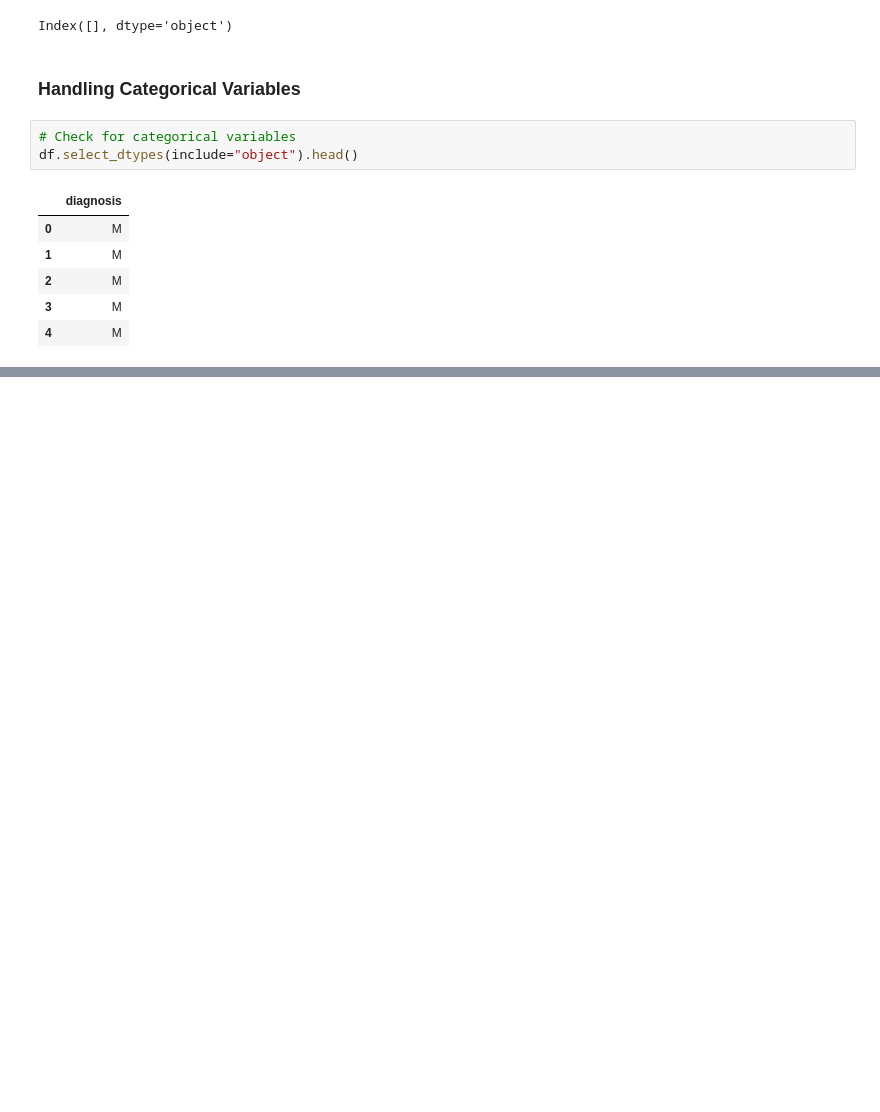
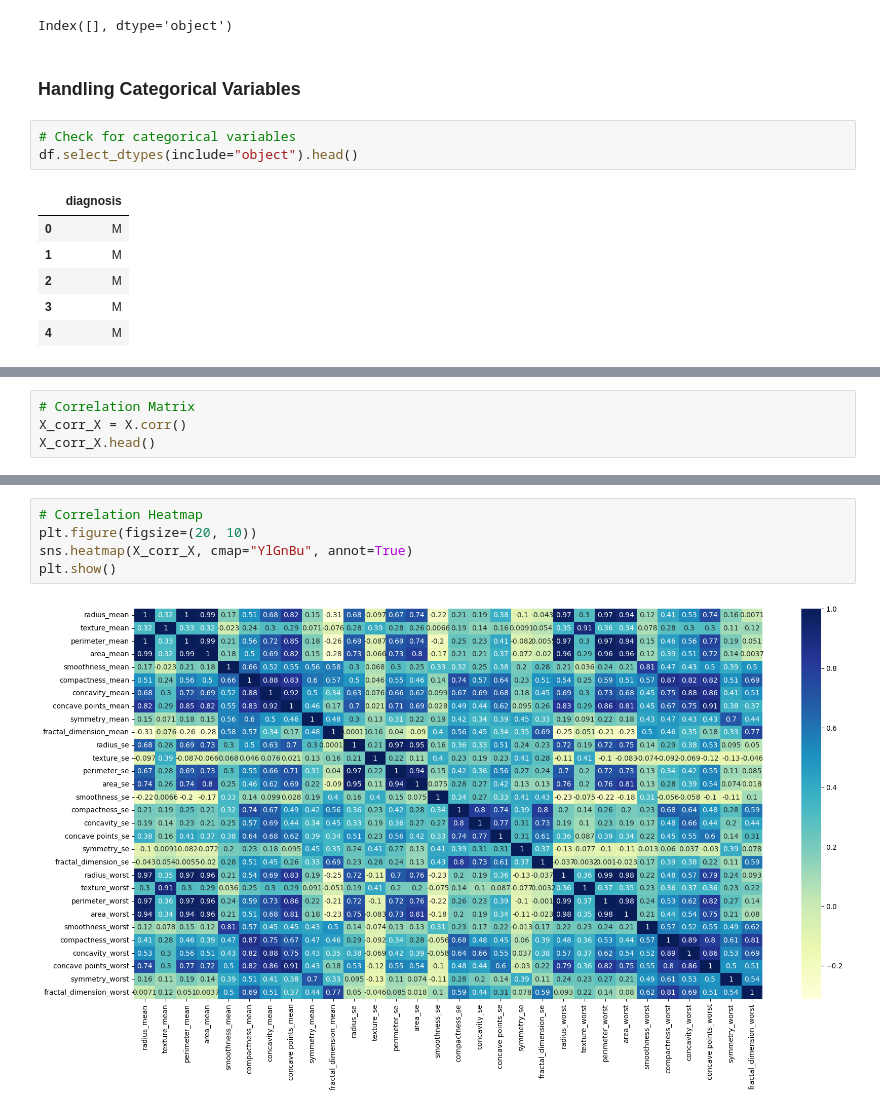
Before and after one commit to isgyane/Breast-Cancer-Detection-ML-Classification, a Jupyter notebook: notebooks/breast_cancer_detection.ipynb, the cells around one changed output, grey strips where cells are left out. Drawn from its saved outputs; the diff is of its cells as text; blank space fills up the shorter version.

```diff
--- a/notebooks/breast_cancer_detection.ipynb
+++ b/notebooks/breast_cancer_detection.ipynb
@@ -175,0 +278,4 @@ df.select_dtypes(include="object").head()
+# %%
+# Correlation Matrix
+X_corr_X = X.corr()
+X_corr_X.head()
@@ -175,0 +290,7 @@ df.select_dtypes(include="object").head()
+# %%
+# Correlation Heatmap
+plt.figure(figsize=(20, 10))
+sns.heatmap(X_corr_X, cmap="YlGnBu", annot=True)
+plt.show()
+# %% [output]
+[figure, added]
```
Also changed, not shown: parts of 11 cells of this notebook, 2 other files.
